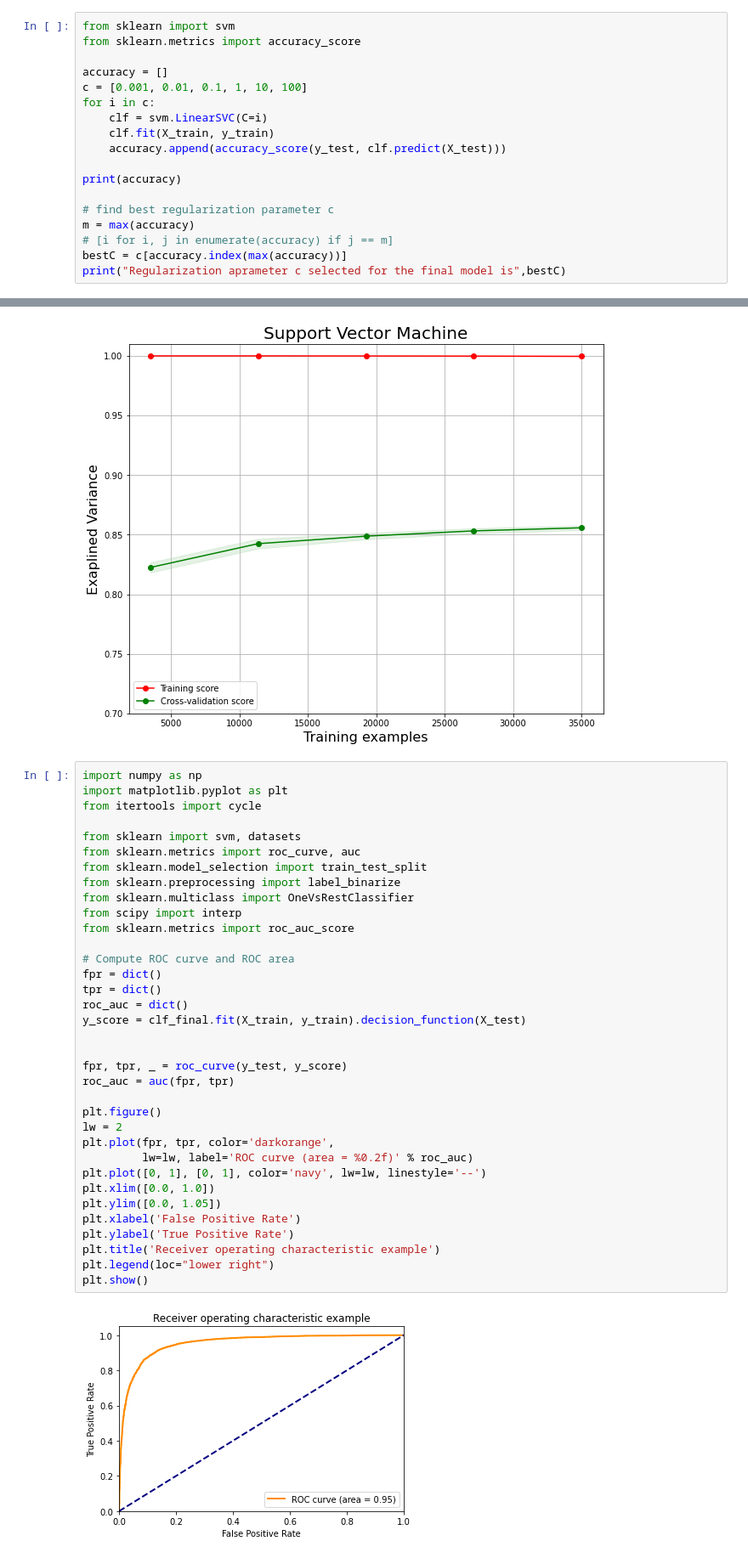
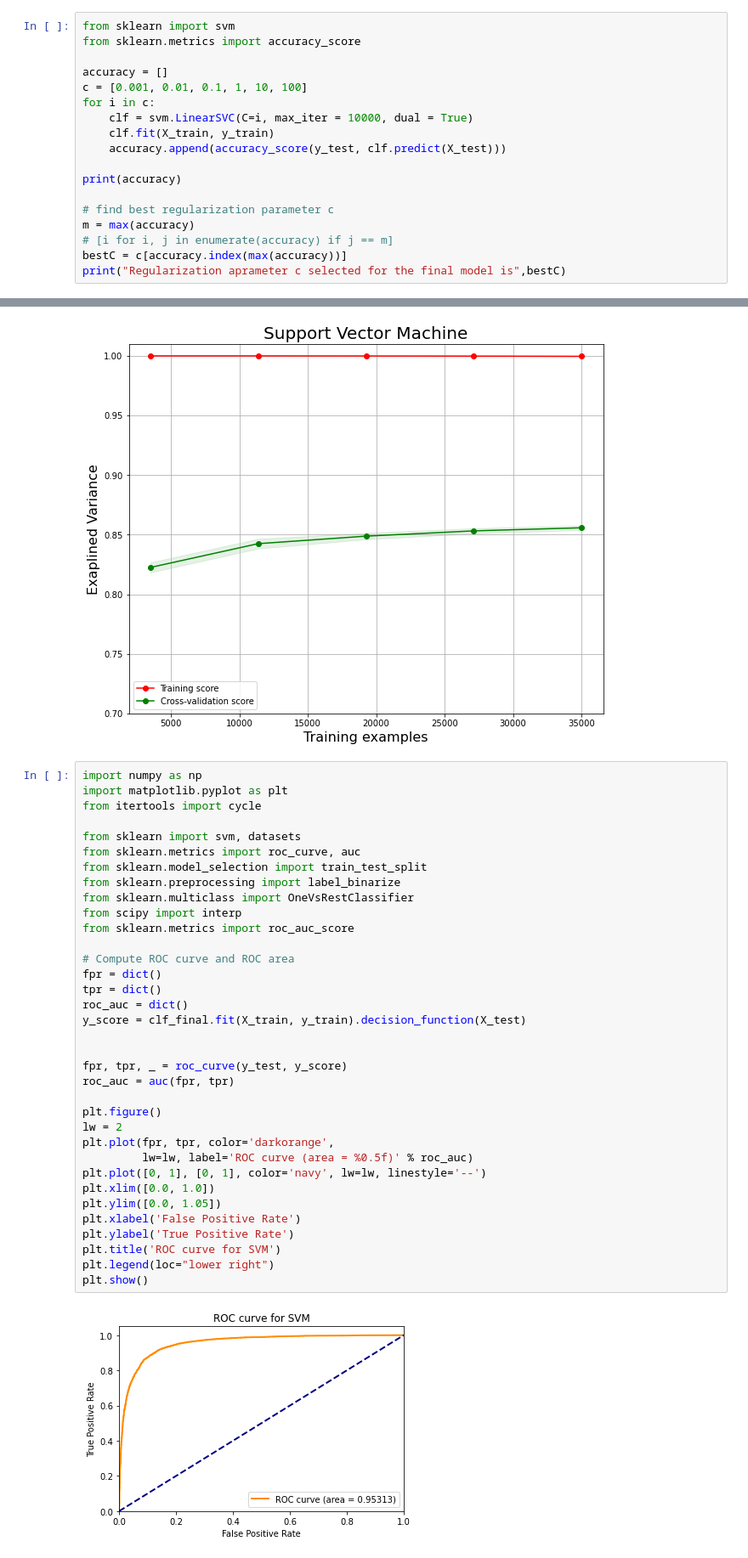
Before and after one commit to hchen549/stat451, a Jupyter notebook: LinearSVC.ipynb, the cells around one changed output, grey strips where cells are left out. Shown: that part at 85% size. Saved outputs shown, nothing was run; the diff lists cells and outputs as text.

```diff
--- a/LinearSVC.ipynb
+++ b/LinearSVC.ipynb
@@ -61,7 +61,7 @@ from sklearn.metrics import accuracy_score
 accuracy = []
 c = [0.001, 0.01, 0.1, 1, 10, 100]
 for i in c:
-    clf = svm.LinearSVC(C=i)
+    clf = svm.LinearSVC(C=i, max_iter = 10000, dual = True)
     clf.fit(X_train, y_train)
     accuracy.append(accuracy_score(y_test, clf.predict(X_test)))
 
@@ -175,33 +175,33 @@ from itertools import cycle
 
 from sklearn import svm, datasets
 from sklearn.metrics import roc_curve, auc
 from sklearn.model_selection import train_test_split
 from sklearn.preprocessing import label_binarize
 from sklearn.multiclass import OneVsRestClassifier
 from scipy import interp
 from sklearn.metrics import roc_auc_score
 
 # Compute ROC curve and ROC area
 fpr = dict()
 tpr = dict()
 roc_auc = dict()
 y_score = clf_final.fit(X_train, y_train).decision_function(X_test)
 
 
 fpr, tpr, _ = roc_curve(y_test, y_score)
 roc_auc = auc(fpr, tpr)
 
 plt.figure()
 lw = 2
 plt.plot(fpr, tpr, color='darkorange',
-         lw=lw, label='ROC curve (area = %0.2f)' % roc_auc)
+         lw=lw, label='ROC curve (area = %0.5f)' % roc_auc)
 plt.plot([0, 1], [0, 1], color='navy', lw=lw, linestyle='--')
 plt.xlim([0.0, 1.0])
 plt.ylim([0.0, 1.05])
 plt.xlabel('False Positive Rate')
 plt.ylabel('True Positive Rate')
-plt.title('Receiver operating characteristic example')
+plt.title('ROC curve for SVM')
 plt.legend(loc="lower right")
 plt.show()
 # %% [output]
-[figure, old version]
+[figure, new version]
```
Also changed, not shown: parts of 1 cell of this notebook, 2 other files.
